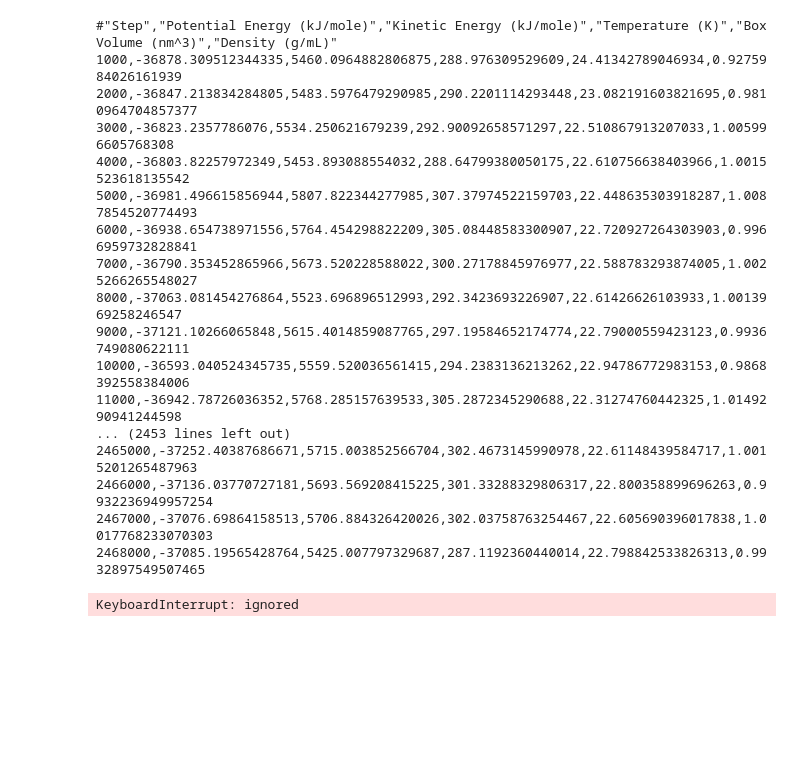
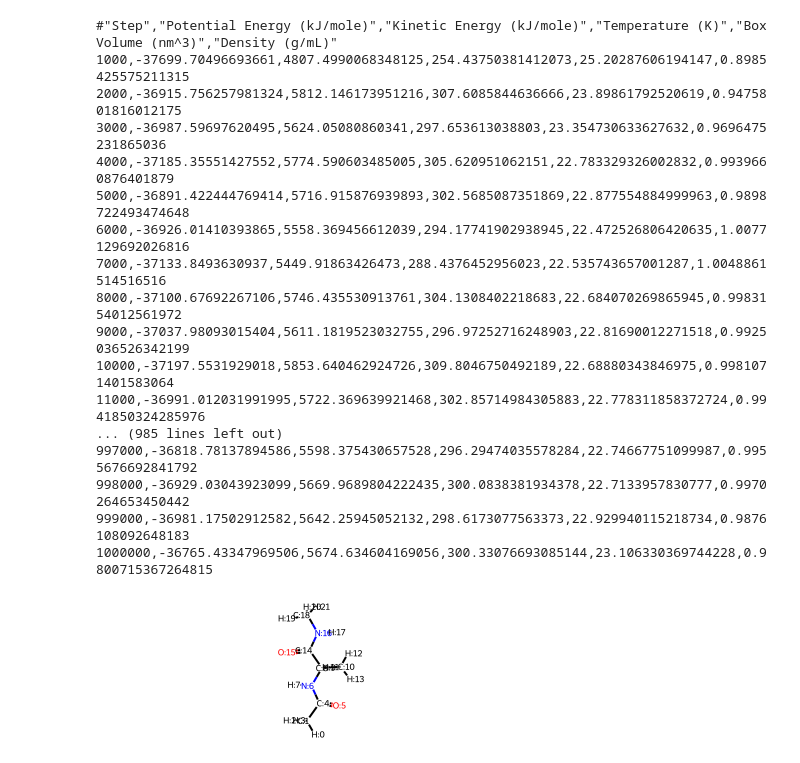
Before and after one commit to hodakamori/torch-tutorial, a Jupyter notebook: diffusion_two_for_one/create_traj.ipynb, the cells around one changed output. Drawn from its saved outputs; the diff is of its cells as text; code cells hidden in the pictures; blank space fills up the shorter version.

```diff
--- a/diffusion_two_for_one/create_traj.ipynb
+++ b/diffusion_two_for_one/create_traj.ipynb
@@ -56,7 +56,7 @@ from sys import stdout
 
 temp = 300 # K
 pressure = 1 # bar
-timestep = 0.004 # ps
+timestep = 0.002 # ps
 
 pdb = PDBFile('ala2_water.pdb')
 pdb.topology.setPeriodicBoxVectors([[3.0, 0.0, 0.0], [0.0, 3.0, 0.0], [0.0, 0.0, 3.0]])
@@ -83,23 +83,31 @@ simulation.reporters.append(StateDataReporter(
     density=True
     )
 )
-simulation.step(100_000_000)
+simulation.step(1_000_000)
 # %% [output]
 #"Step","Potential Energy (kJ/mole)","Kinetic Energy (kJ/mole)","Temperature (K)","Box Volume (nm^3)","Density (g/mL)"
-1000,-36878.309512344335,5460.0964882806875,288.976309529609,24.41342789046934,0.9275984026161939
-2000,-36847.213834284805,5483.5976479290985,290.2201114293448,23.082191603821695,0.9810964704857377
-3000,-36823.2357786076,5534.250621679239,292.90092658571297,22.510867913207033,1.005996605768308
-4000,-36803.82257972349,5453.893088554032,288.64799380050175,22.610756638403966,1.0015523618135542
-5000,-36981.496615856944,5807.822344277985,307.37974522159703,22.448635303918287,1.0087854520774493
-6000,-36938.654738971556,5764.454298822209,305.08448583300907,22.720927264303903,0.9966959732828841
-7000,-36790.353452865966,5673.520228588022,300.27178845976977,22.588783293874005,1.0025266265548027
-8000,-37063.081454276864,5523.696896512993,292.3423693226907,22.61426626103933,1.0013969258246547
-9000,-37121.10266065848,5615.4014859087765,297.19584652174774,22.79000559423123,0.9936749080622111
-10000,-36593.040524345735,5559.520036561415,294.2383136213262,22.94786772983153,0.9868392558384006
-11000,-36942.78726036352,5768.285157639533,305.2872345290688,22.31274760442325,1.0149290941244598
-... (2453 lines left out)
-2465000,-37252.40387686671,5715.003852566704,302.4673145990978,22.61148439584717,1.0015201265487963
-2466000,-37136.03770727181,5693.569208415225,301.33288329806317,22.800358899696263,0.9932236949957254
-2467000,-37076.69864158513,5706.884326420026,302.03758763254467,22.605690396017838,1.0017768233070303
-2468000,-37085.19565428764,5425.007797329687,287.1192360440014,22.798842533826313,0.9932897549507465
+1000,-37699.70496693661,4807.4990068348125,254.43750381412073,25.20287606194147,0.8985425575211315
+2000,-36915.756257981324,5812.146173951216,307.6085844636666,23.89861792520619,0.9475801816012175
+3000,-36987.59697620495,5624.05080860341,297.653613038803,23.354730633627632,0.9696475231865036
+4000,-37185.35551427552,5774.590603485005,305.620951062151,22.783329326002832,0.9939660876401879
+5000,-36891.422444769414,5716.915876939893,302.5685087351869,22.877554884999963,0.9898722493474648
+6000,-36926.01410393865,5558.369456612039,294.17741902938945,22.472526806420635,1.0077129692026816
+7000,-37133.8493630937,5449.91863426473,288.4376452956023,22.535743657001287,1.0048861514516516
+8000,-37100.67692267106,5746.435530913761,304.1308402218683,22.684070269865945,0.9983154012561972
+9000,-37037.98093015404,5611.1819523032755,296.97252716248903,22.81690012271518,0.9925036526342199
+10000,-37197.5531929018,5853.640462924726,309.8046750492189,22.68880343846975,0.9981071401583064
+11000,-36991.012031991995,5722.369639921468,302.85714984305883,22.778311858372724,0.9941850324285976
+... (985 lines left out)
+997000,-36818.78137894586,5598.375430657528,296.29474035578284,22.74667751099987,0.9955676692841792
+998000,-36929.03043923099,5669.9689804222435,300.0838381934378,22.7133957830777,0.9970264653450442
+999000,-36981.17502912582,5642.25945052132,298.6173077563373,22.929940115218734,0.9876108092648183
+1000000,-36765.43347969506,5674.634604169056,300.33076693085144,23.106330369744228,0.9800715367264815
-KeyboardInterrupt: ignored
+# %%
+from rdkit import Chem
+mol = Chem.MolFromPDBFile("ala2_water.pdb", removeHs=False)
+mol = Chem.GetMolFrags(mol, asMols=True)
+for i, atom in enumerate(mol[0].GetAtoms()):
+  atom.SetProp("molAtomMapNumber", str(atom.GetIdx()))
+mol[0]
+# %% [output]
+[figure, added]
```
Also changed, not shown: parts of 6 cells of this notebook, 3 other files.
